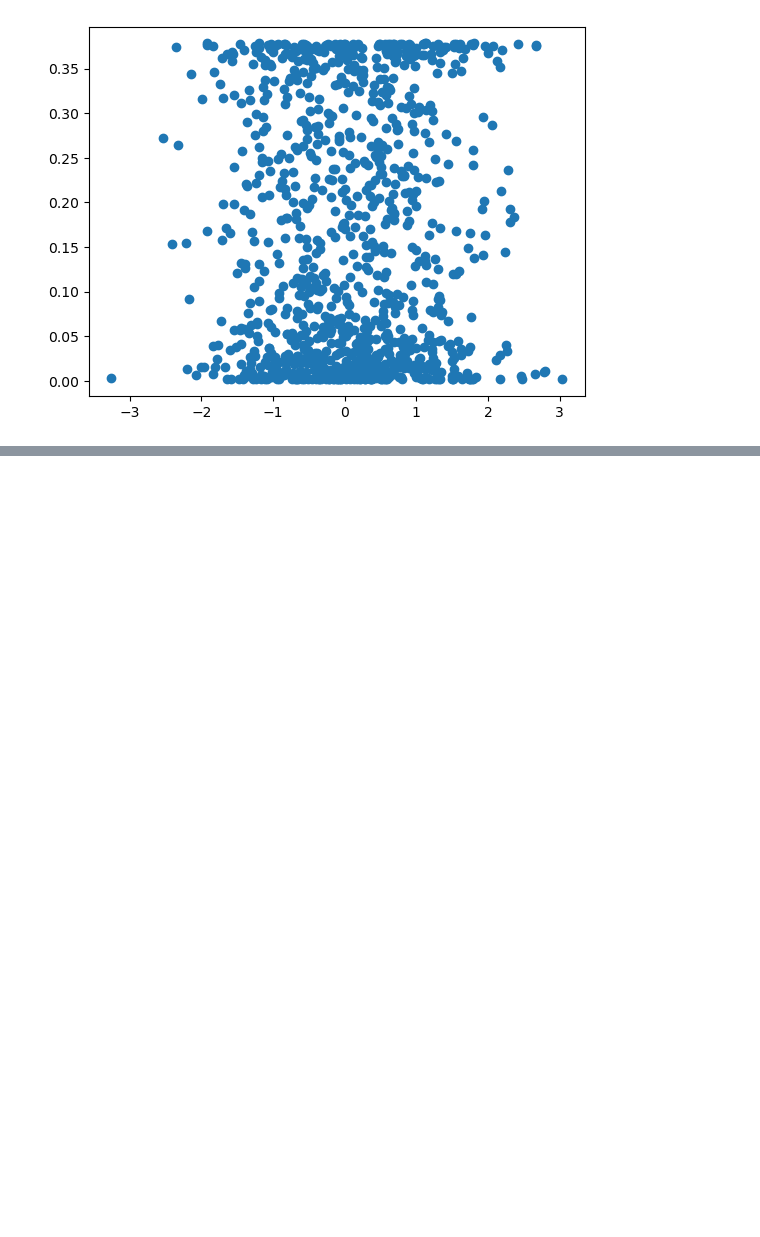
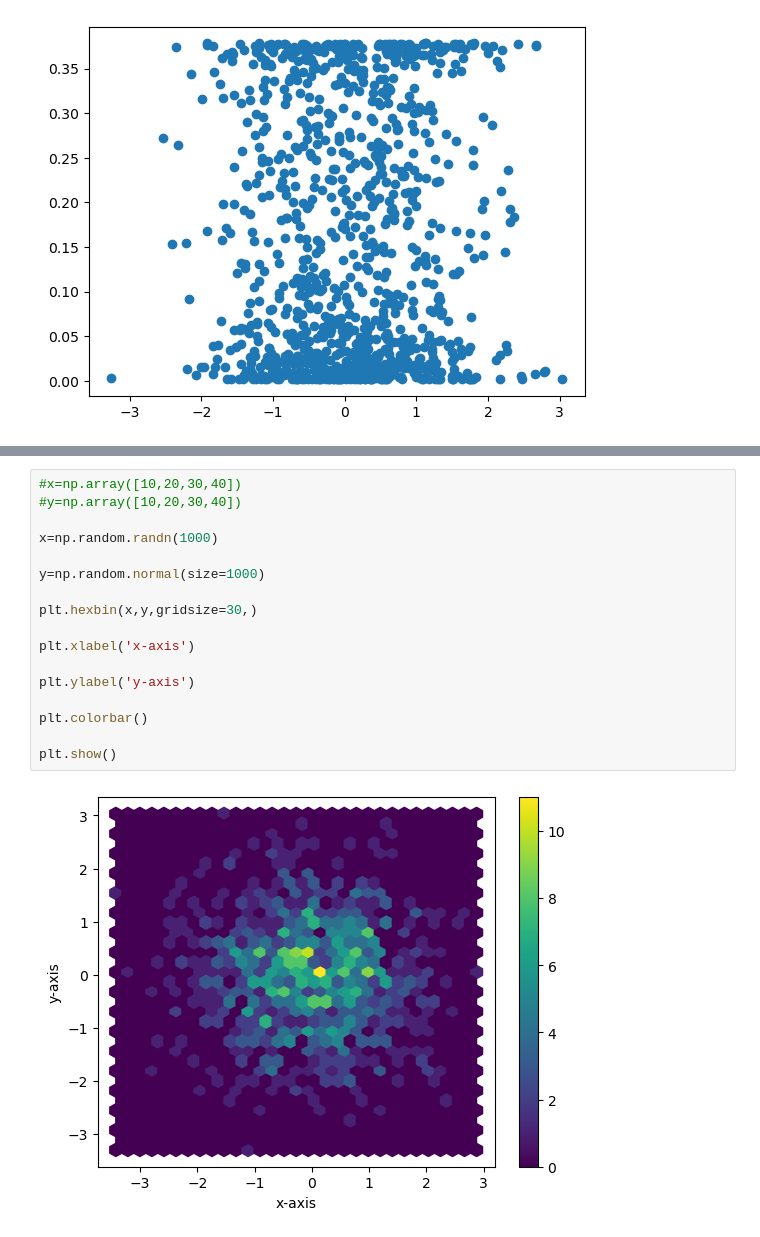
Before and after one commit to azartechnet/SanjithaBatch, a Jupyter notebook: Matplotlib.ipynb, the cells around one changed output, grey strips where cells are left out. Drawn from its saved outputs; the diff is of its cells as text; blank space fills up the shorter version.

```diff
--- a/Matplotlib.ipynb
+++ b/Matplotlib.ipynb
@@ -289,0 +319,19 @@ plt.scatter(data,kde_values)
+# %%
+#x=np.array([10,20,30,40])
+#y=np.array([10,20,30,40])
+
+x=np.random.randn(1000)
+
+y=np.random.normal(size=1000)
+
+plt.hexbin(x,y,gridsize=30,)
+
+plt.xlabel('x-axis')
+
+plt.ylabel('y-axis')
+
+plt.colorbar()
+
+plt.show()
+# %% [output]
+[figure, added]
```
Also changed, not shown: parts of 3 cells of this notebook.
